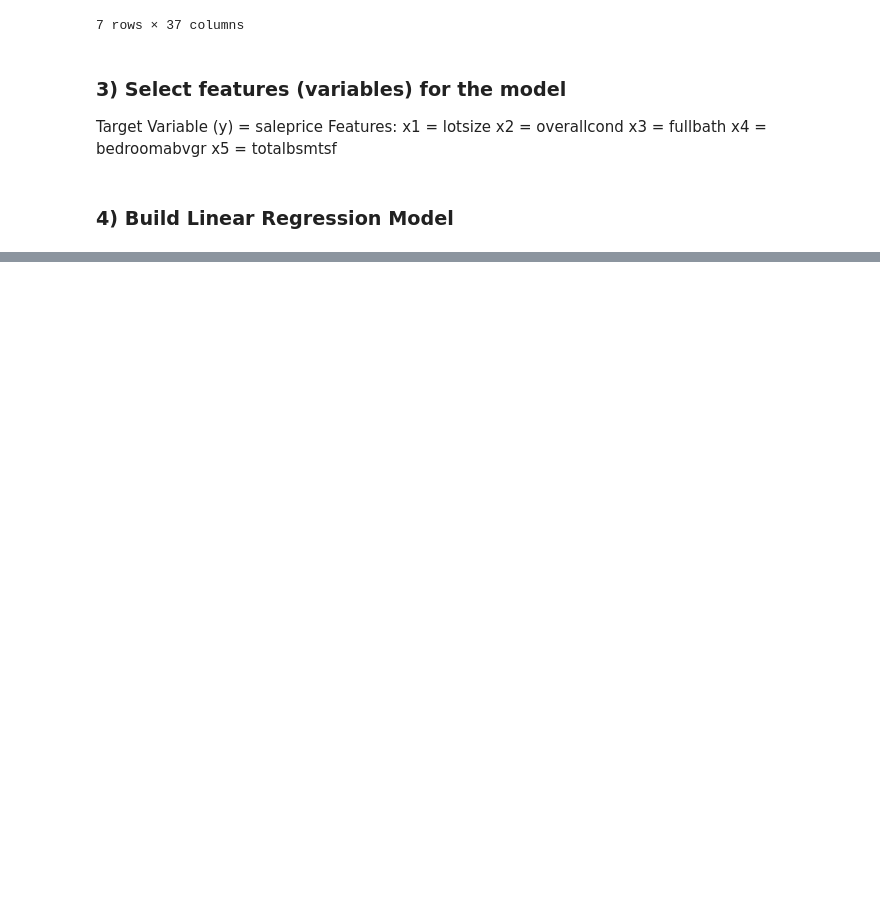
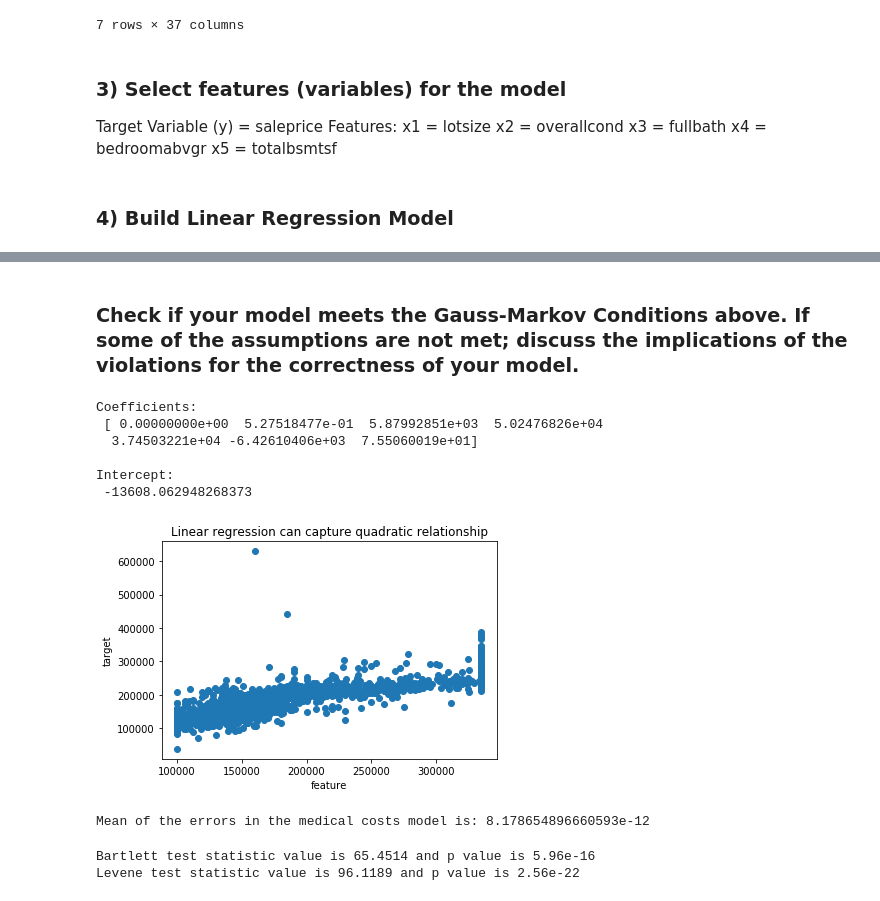
Before and after one commit to TheONEShafiq/Thinkful_Exercises, a Jupyter notebook: Homeprice_reg_model.ipynb, the cells around one changed output, grey strips where cells are left out. Drawn from its saved outputs; the diff is of its cells as text; code cells hidden in the pictures; blank space fills up the shorter version.

```diff
--- a/Homeprice_reg_model.ipynb
+++ b/Homeprice_reg_model.ipynb
@@ -214 +256,53 @@ Warnings:
 strong multicollinearity or other numerical problems.
+# %% [markdown]
+### Check if your model meets the Gauss-Markov Conditions above. If some of the assumptions are not met; discuss the implications of the violations for the correctness of your model.
+# %%
+# fit a linear regression where target is Y & features are X
+lrm = linear_model.LinearRegression()
+lrm.fit(X,Y)
+
+# predictions of the linear regression
+predictions = lrm.predict(X)
+
+# we print the estimated coefficients
+print('\nCoefficients: \n', lrm.coef_)
+print('\nIntercept: \n', lrm.intercept_)
+
+
+# we plot the estimated Y and X the relationship should be quadratic
+plt.scatter(Y, predictions)
+plt.xlabel("feature")
+plt.ylabel("target")
+plt.title('Linear regression can capture quadratic relationship')
+plt.show()
+# %% [output]
+Coefficients:
+ [ 0.00000000e+00  5.27518477e-01  5.87992851e+03  5.02476826e+04
+  3.74503221e+04 -6.42610406e+03  7.55060019e+01]
+
+Intercept:
+ -13608.062948268373
+[figure, added]
+# %%
+#Check that the error term is zero on average
+predictions = lrm.predict(X)
+errors = Y - predictions
+
+print("Mean of the errors in the medical costs model is: {}".format(np.mean(errors)))
+# %% [output]
+Mean of the errors in the medical costs model is: 8.178654896660593e-12
+# %%
+#Check for homoscedasticity of the error (normal distribution of the error)
+
+from scipy.stats import bartlett
+from scipy.stats import levene
+
+
+bart_stats = bartlett(predictions, errors)
+lev_stats = levene(predictions, errors)
+
+print("Bartlett test statistic value is {0:3g} and p value is {1:.3g}".format(bart_stats[0], bart_stats[1]))
+print("Levene test statistic value is {0:3g} and p value is {1:.3g}".format(lev_stats[0], lev_stats[1]))
+# %% [output]
+Bartlett test statistic value is 65.4514 and p value is 5.96e-16
+Levene test statistic value is 96.1189 and p value is 2.56e-22
```
Also changed, not shown: parts of 7 cells of this notebook, 1 other file.
